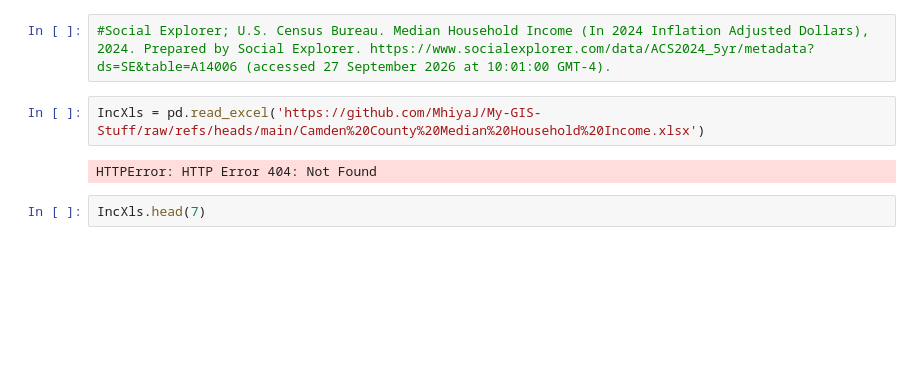
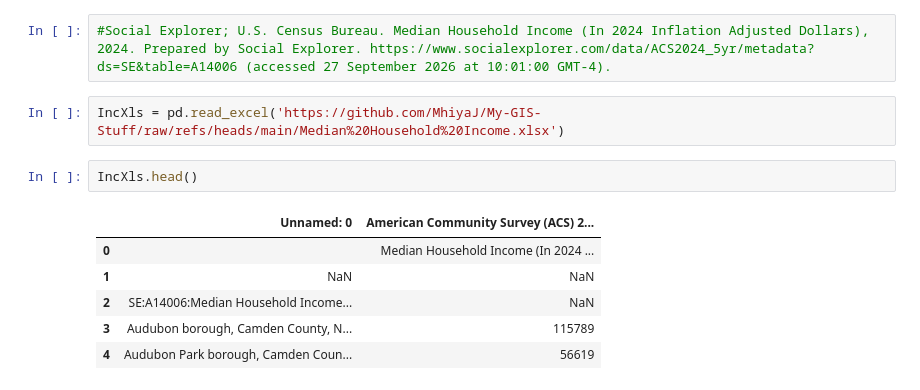
Before and after one commit to MhiyaJ/My-GIS-Stuff, a Jupyter notebook: ***Municipality Merge 2.0 (ps01).ipynb, the cells around one changed output. Cells and saved outputs as stored; diff of their text form; blank space fills up the shorter version.

```diff
--- a/***Municipality Merge 2.0 (ps01).ipynb
+++ b/***Municipality Merge 2.0 (ps01).ipynb
@@ -347,8 +347,13 @@ Text(0.35, 0.122, 'US Census: American Community Survey 5 Year\n            Down
 # %%
 #Social Explorer; U.S. Census Bureau. Median Household Income (In 2024 Inflation Adjusted Dollars), 2024. Prepared by Social Explorer. https://www.socialexplorer.com/data/ACS2024_5yr/metadata?ds=SE&table=A14006 (accessed 27 September 2026 at 10:01:00 GMT-4).
 # %%
-IncXls = pd.read_excel('https://github.com/MhiyaJ/My-GIS-Stuff/raw/refs/heads/main/Camden%20County%20Median%20Household%20Income.xlsx')
+IncXls = pd.read_excel('https://github.com/MhiyaJ/My-GIS-Stuff/raw/refs/heads/main/Median%20Household%20Income.xlsx')
-# %% [output]
-HTTPError: HTTP Error 404: Not Found
 # %%
-IncXls.head(7)
+IncXls.head()
+# %% [output]
+|  | Unnamed: 0 | American Community Survey (ACS) 2... |
+| 0 |  | Median Household Income (In 2024 ... |
+| 1 | NaN | NaN |
+| 2 | SE:A14006:Median Household Income... | NaN |
+| 3 | Audubon borough, Camden County, N... | 115789 |
+| 4 | Audubon Park borough, Camden Coun... | 56619 |
```
